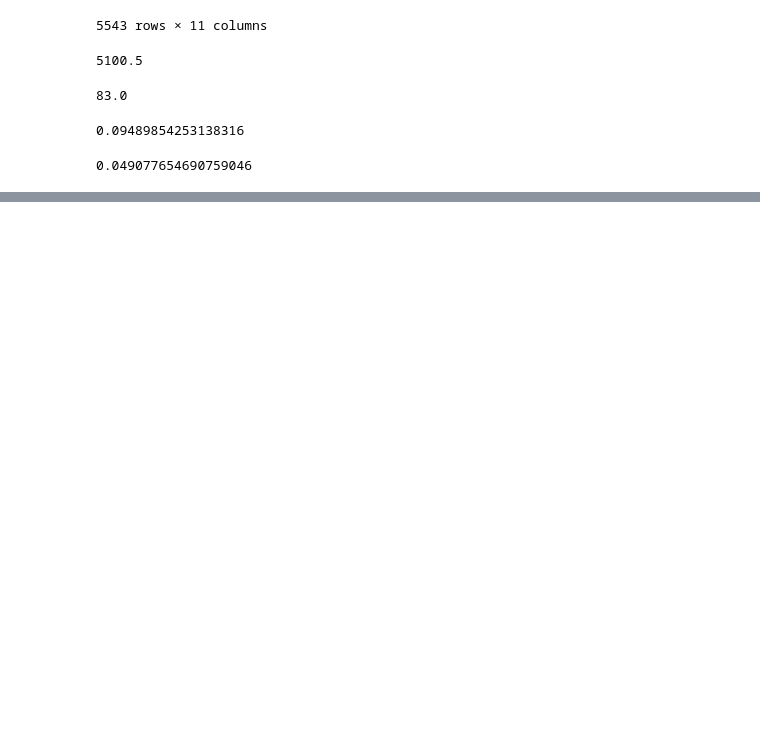
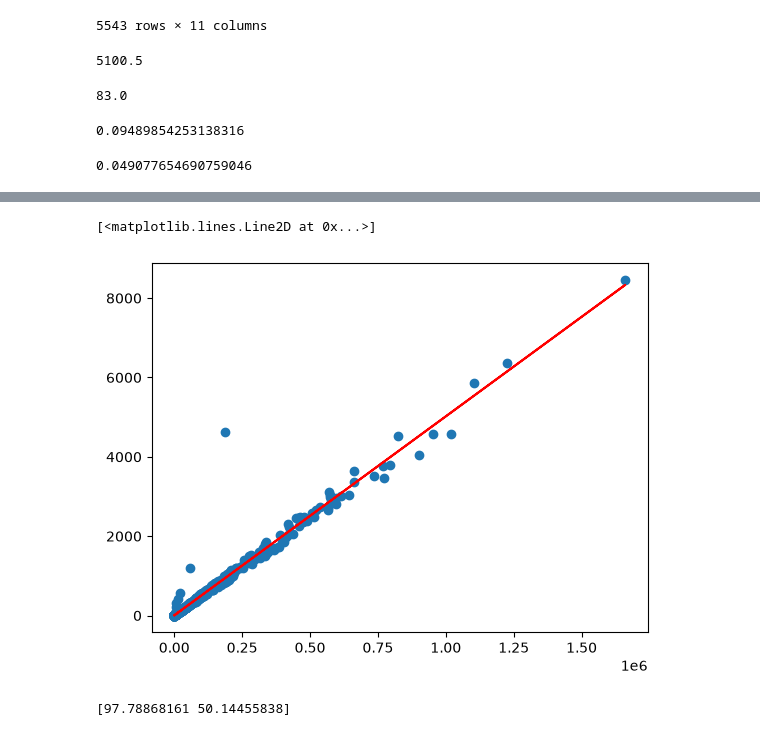
Before and after one commit to SumeethK28/Invoice_Intelligence_Machine_learning_Project, a Jupyter notebook: notebooks/Predicting_Freight_Cost.ipynb, the cells around one changed output, grey strips where cells are left out. Cells and saved outputs as stored; diff of their text form; code cells hidden in the pictures; blank space fills up the shorter version.

Commit message:
Trained three models to check which is best and which one have great accuracy. Saved the best model which is "Linear Regression" in .pkl format.

```diff
--- a/notebooks/Predicting_Freight_Cost.ipynb
+++ b/notebooks/Predicting_Freight_Cost.ipynb
@@ -140,0 +143,3 @@ print(vendor_df.loc[vendor_df['Quantity']>high_quantity, 'freight_per_unit'].mea
+# %%
+X = vendor_df[['Dollars']]
+y = vendor_df['Freight']
@@ -140,0 +160,2 @@ print(vendor_df.loc[vendor_df['Quantity']>high_quantity, 'freight_per_unit'].mea
+# %%
+X_train, X_test, y_train, y_test = train_test_split(X, y, test_size=0.2, random_state=42)
@@ -140,0 +167,9 @@ print(vendor_df.loc[vendor_df['Quantity']>high_quantity, 'freight_per_unit'].mea
+# %%
+model1 = LinearRegression()
+model1.fit(X_train, y_train)
+
+model2 = DecisionTreeRegressor(max_depth=4, random_state=42)
+model2.fit(X_train, y_train)
+
+model3 = RandomForestRegressor(max_depth=5, random_state=42)
+model3.fit(X_train, y_train)
@@ -140,0 +209,6 @@ print(vendor_df.loc[vendor_df['Quantity']>high_quantity, 'freight_per_unit'].mea
+# %%
+plt.scatter(X_test, y_test)
+plt.plot(X_test, model1.predict(X_test), color='red')
+# %% [output]
+[<matplotlib.lines.Line2D at 0x...>]
+[figure, added]
@@ -140,0 +220,4 @@ print(vendor_df.loc[vendor_df['Quantity']>high_quantity, 'freight_per_unit'].mea
+# %%
+print(model1.predict(df))
+# %% [output]
+[97.78868161 50.14455838]
```
Also changed, not shown: parts of 8 cells of this notebook, 4 other files.
